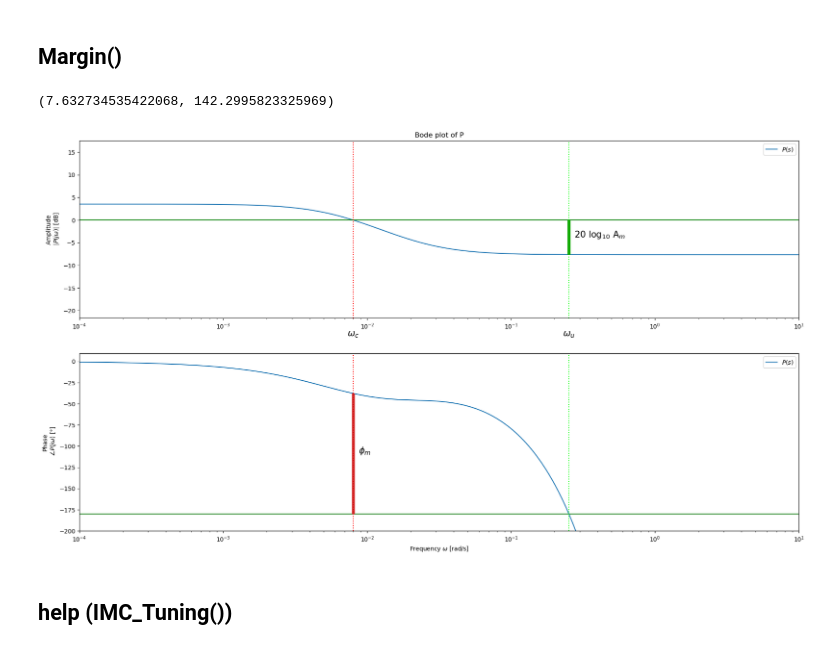
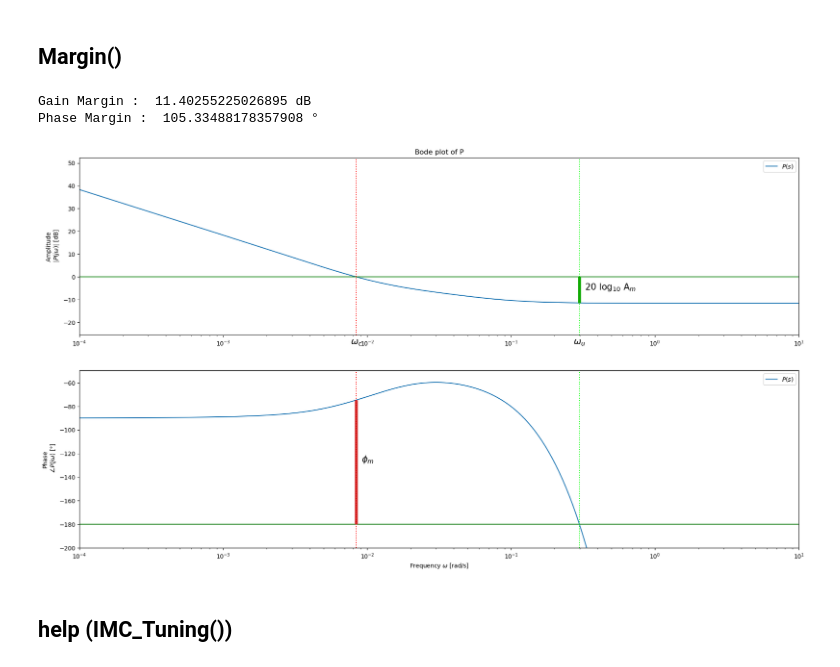
Before and after one commit to ARTHURVANBELLE/Control_Theory, a Jupyter notebook: package_LAB.ipynb, the cells around one changed output. Cells and saved outputs as stored; diff of their text form; code cells hidden in the pictures.

Commit message:
Package_Lab.jupyter : IMC Tuning Cleaned  + Margin  updated

```diff
--- a/package_LAB.ipynb
+++ b/package_LAB.ipynb
@@ -263,36 +263,48 @@ plt.xlim([0, TSim])
 ## Margin()
 # %%
 P = Process({}) # Default process = unit gain
+C = PID({}) # Default corrector
 
 #parameters
-Kp = 1.5
-Tlag1 = 20
-Tlag2 = 25
-theta = 30
+Kp = 0.37339891844298917
+T1d = 153.9968866334296
+T2d = 42.466230845265265
+thetad = 12.180567972996636
 
-K = 0.37339891844298917
-T1 = 153.9968866334296
-T2 = 42.466230845265265
-theta = 12.180567972996636
+T1p = 201.8353
+T2p = 14.1389
+thetap = 4.386
+
+T1 = T1p
+T2 = T2p
+gamma = 0.6
 
 Am = None
 Phim = None
 
 # Parameters for input-output dynamics P(s)
 P.parameters['Kp'] = Kp
 P.parameters['Tlag1'] = T1
 P.parameters['Tlead1'] = T2
-#P.parameters['Tlag2'] = Tlag2
 P.parameters['theta'] = theta
+
+[Kc, Ti, Td] = IMC_Tuning(T1, T2, T1p, gamma, Kp)
+
+# Parameters for PID Corrector
+C.parameters['Kc'] = Kc
+C.parameters['Ti'] = Ti
+C.parameters['Td'] = Td
+C.parameters['Tfd'] = alpha*Td
 
 omega = np.logspace(-4, 1, 10000)
 
-P1 = Margin(P,omega, Am, Phim,omegaC=0, omegaU=0, Show=True)
+P1 = Margin(P,C,omega, Am, Phim,omegaC=0, omegaU=0, Show=True)
 
-print(P1)
+print("Gain Margin : ", P1[0],"dB", "\nPhase Margin : ",P1[1],"°")
 # %% [output]
-(7.632734535422068, 142.2995823325969)
+Gain Margin :  11.40255225026895 dB
+Phase Margin :  105.33488178357908 °
-[figure, old version]
+[figure, new version]
 # %% [markdown]
 ## help (IMC_Tuning())
 # %%
```
Also changed, not shown: parts of 2 cells of this notebook, 1 other file.
